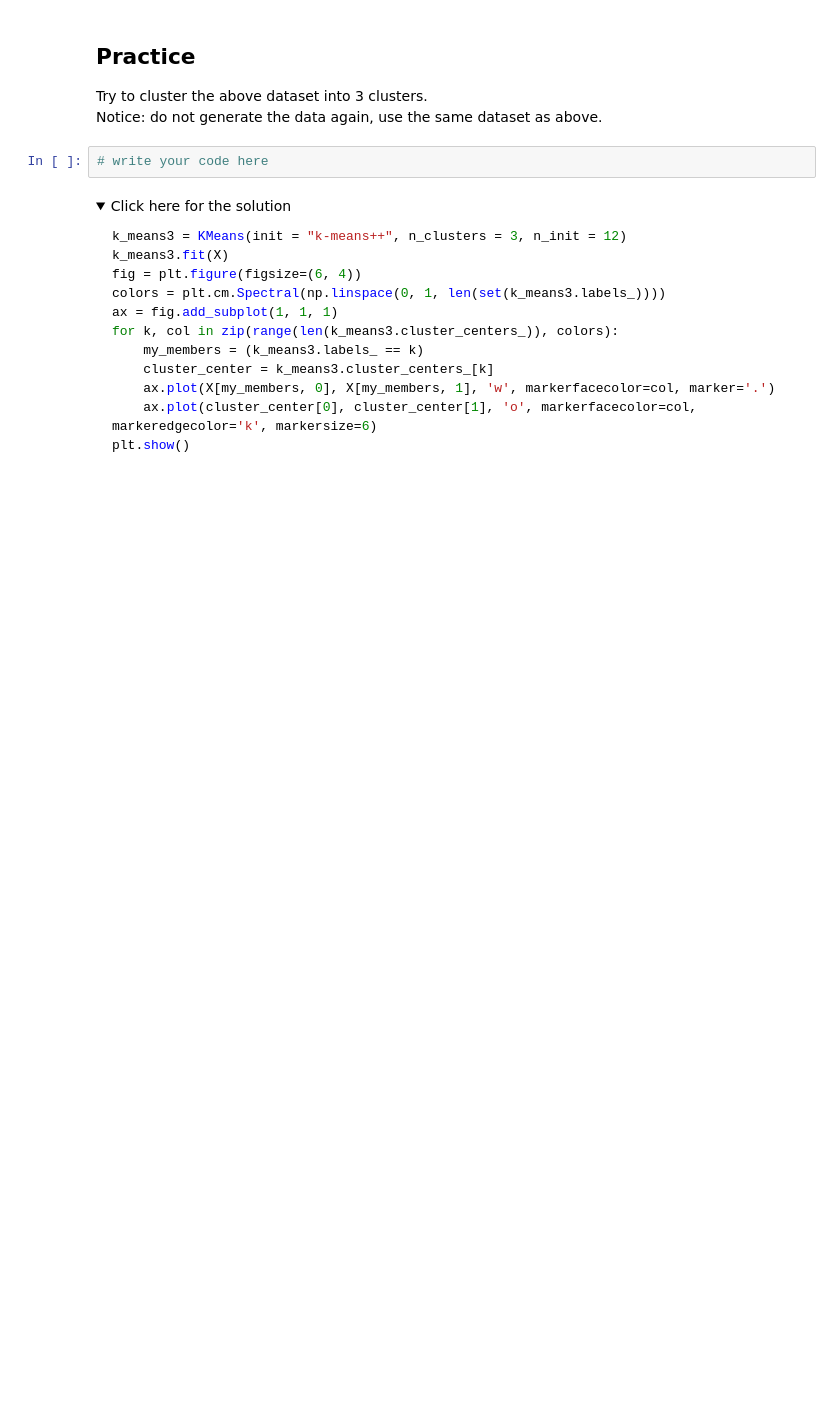
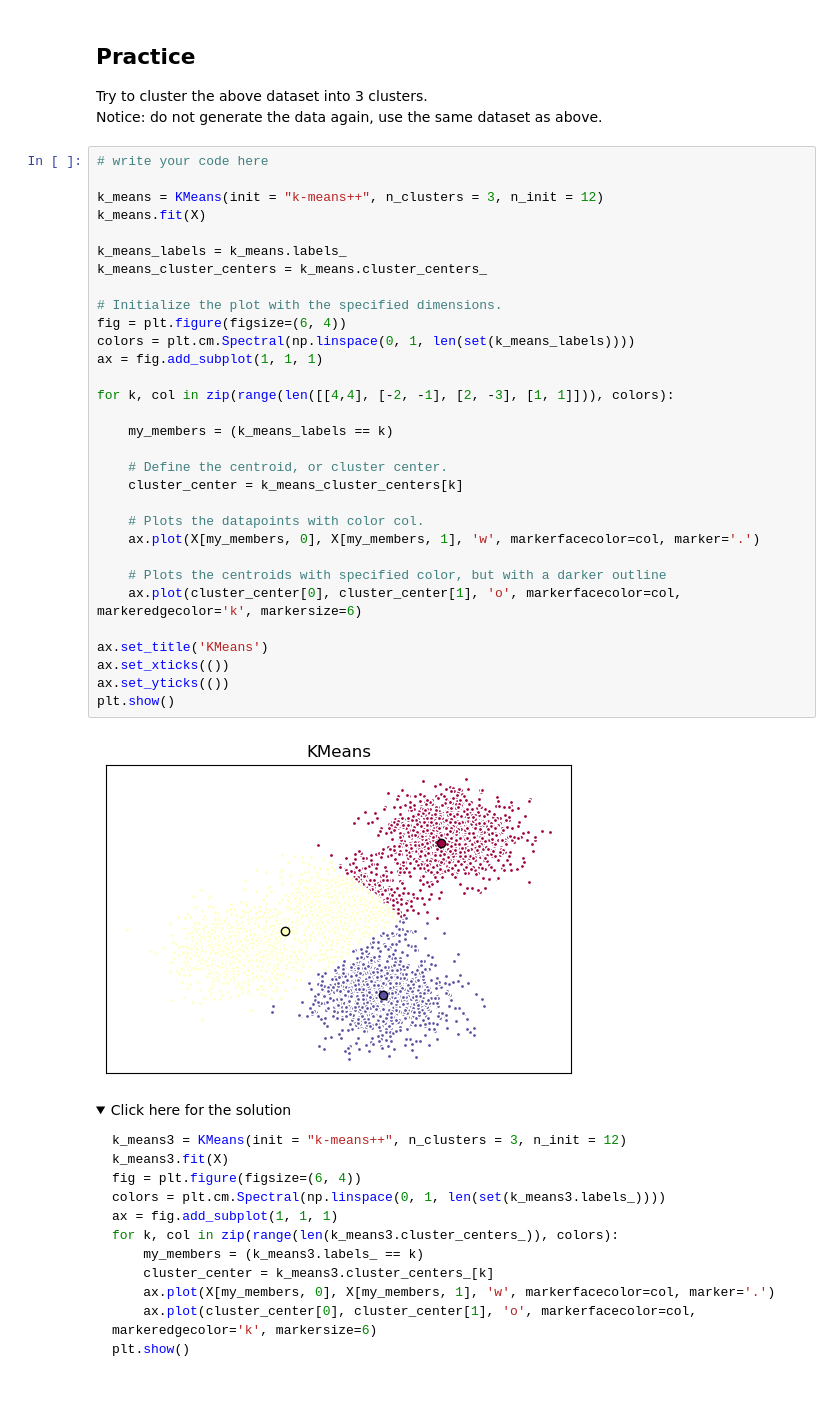
Before and after one commit to rininobaron/IBM_Data_Science_Professional_Certificate, a Jupyter notebook: COURSE_9_Machine_Learning_with_Python/week4/LAB1_ML0101EN-Clus-K-Means-Customer-Seg.ipynb, the cells around one changed output. Drawn from its saved outputs; the diff is of its cells as text; folded sections open; blank space fills up the shorter version.

```diff
--- a/COURSE_9_Machine_Learning_with_Python/week4/LAB1_ML0101EN-Clus-K-Means-Customer-Seg.ipynb
+++ b/COURSE_9_Machine_Learning_with_Python/week4/LAB1_ML0101EN-Clus-K-Means-Customer-Seg.ipynb
@@ -191,8 +205,39 @@ plt.show()
 ## Practice
 Try to cluster the above dataset into 3 clusters.
 Notice: do not generate the data again, use the same dataset as above.
-# %%
-# write your code here
+# %%
+# write your code here
+
+k_means = KMeans(init = "k-means++", n_clusters = 3, n_init = 12)
+k_means.fit(X)
+
+k_means_labels = k_means.labels_
+k_means_cluster_centers = k_means.cluster_centers_
+
+# Initialize the plot with the specified dimensions.
+fig = plt.figure(figsize=(6, 4))
+colors = plt.cm.Spectral(np.linspace(0, 1, len(set(k_means_labels))))
+ax = fig.add_subplot(1, 1, 1)
+
+for k, col in zip(range(len([[4,4], [-2, -1], [2, -3], [1, 1]])), colors):
+
+    my_members = (k_means_labels == k)
+
+    # Define the centroid, or cluster center.
+    cluster_center = k_means_cluster_centers[k]
+
+    # Plots the datapoints with color col.
+    ax.plot(X[my_members, 0], X[my_members, 1], 'w', markerfacecolor=col, marker='.')
+
+    # Plots the centroids with specified color, but with a darker outline
+    ax.plot(cluster_center[0], cluster_center[1], 'o', markerfacecolor=col,  markeredgecolor='k', markersize=6)
+
+ax.set_title('KMeans')
+ax.set_xticks(())
+ax.set_yticks(())
+plt.show()
+# %% [output]
+[figure, added]
 # %% [markdown]
 <details><summary>Click here for the solution</summary>
 
```
Also changed, not shown: parts of 13 cells of this notebook.
